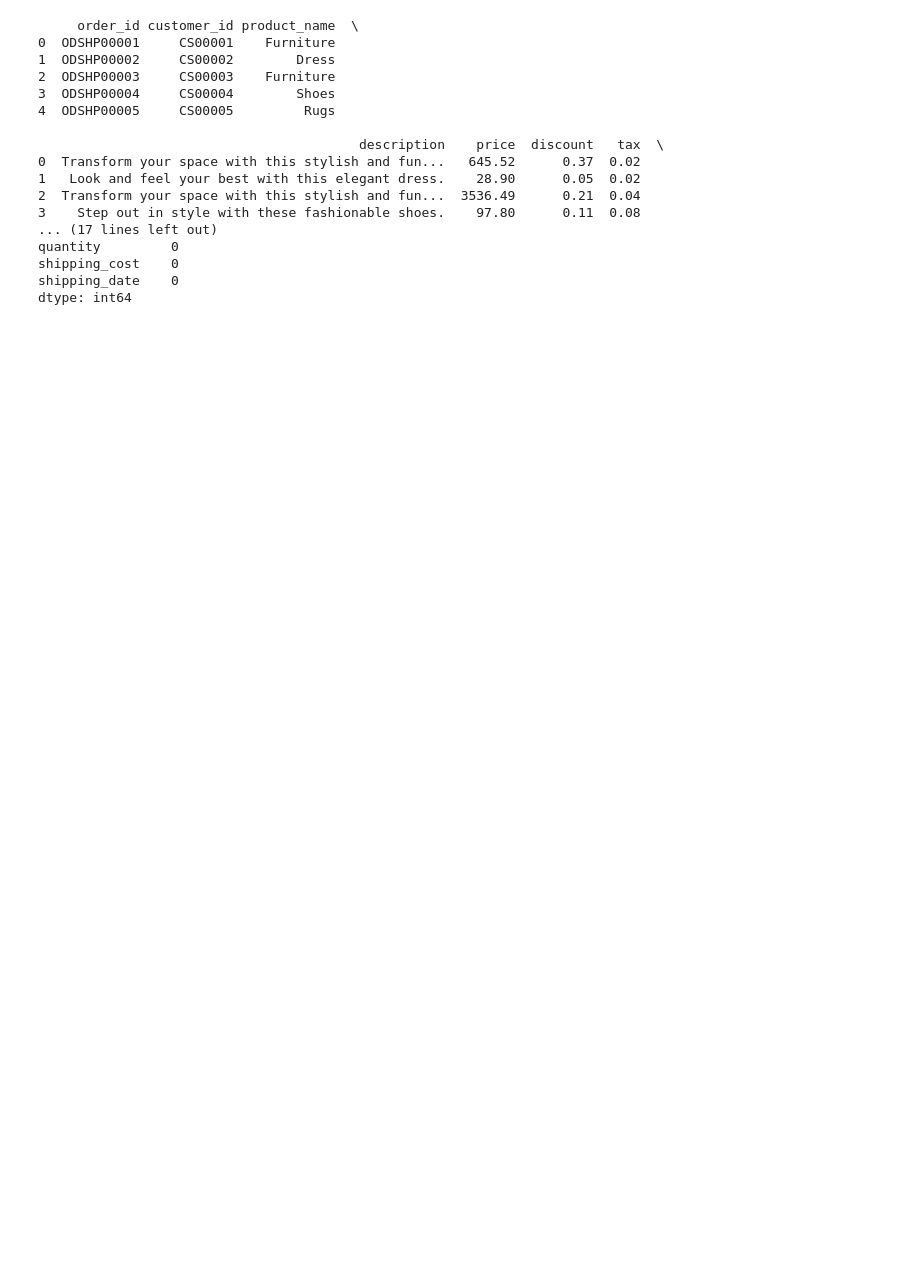
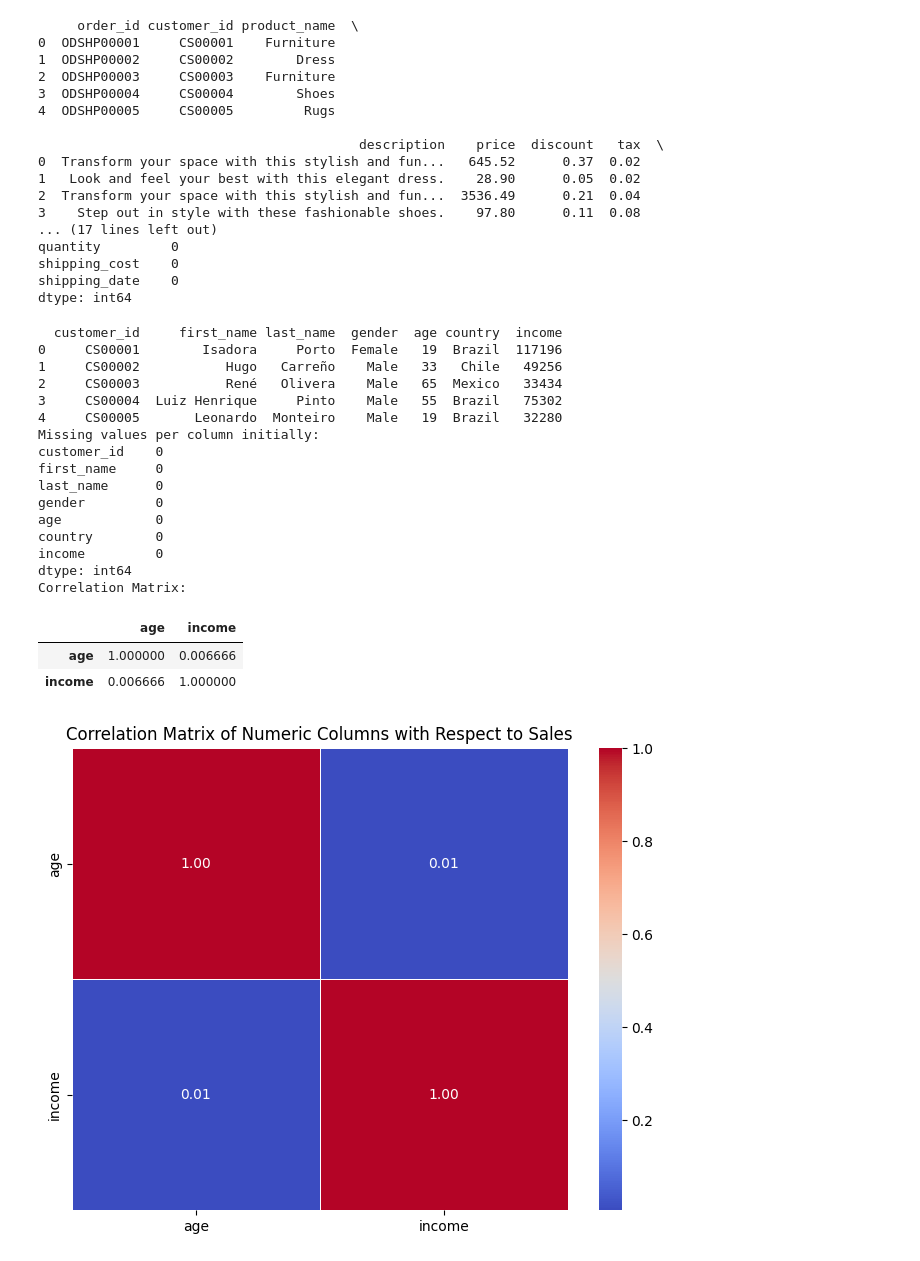
Before and after one commit to 4kahing-glitch/Lhub-Capstone-Project-Lai-Ka-Hing, a Jupyter notebook: Capstone_Purchase_Analysis.ipynb, the cells around one changed output. Saved outputs shown, nothing was run; the diff lists cells and outputs as text; code cells hidden in the pictures; blank space fills up the shorter version.

```diff
--- a/Capstone_Purchase_Analysis.ipynb
+++ b/Capstone_Purchase_Analysis.ipynb
@@ -59,3 +81,54 @@ quantity         0
 shipping_cost    0
 shipping_date    0
 dtype: int64
+# %%
+import pandas as pd
+
+url1 = 'https://raw.githubusercontent.com/4kahing-glitch/Lhub-Capstone-Project-Lai-Ka-Hing/refs/heads/main/customer.csv'
+url2 = 'https://raw.githubusercontent.com/4kahing-glitch/Lhub-Capstone-Project-Lai-Ka-Hing/refs/heads/main/purchase.csv'
+df = pd.read_csv(url1)
+print(df.head())
+
+import numpy as np
+
+# Check for missing values
+print("Missing values per column initially:")
+print(df.isnull().sum())
+
+
+import matplotlib.pyplot as plt
+import seaborn as sns
+
+# Select only numeric columns and calculate the correlation matrix
+numeric_cols = df.select_dtypes(include=[np.number]).columns
+corr_matrix = df[numeric_cols].corr()
+
+print("Correlation Matrix:")
+display(corr_matrix)
+
+# Plot correlation heatmap
+plt.figure(figsize=(8, 6))
+sns.heatmap(corr_matrix, annot=True, cmap='coolwarm', fmt='.2f', linewidths=0.5)
+plt.title('Correlation Matrix of Numeric Columns with Respect to Sales')
+plt.show()
+# %% [output]
+  customer_id     first_name last_name  gender  age country  income
+0     CS00001        Isadora     Porto  Female   19  Brazil  117196
+1     CS00002           Hugo   Carreño    Male   33   Chile   49256
+2     CS00003           René   Olivera    Male   65  Mexico   33434
+3     CS00004  Luiz Henrique     Pinto    Male   55  Brazil   75302
+4     CS00005       Leonardo  Monteiro    Male   19  Brazil   32280
+Missing values per column initially:
+customer_id    0
+first_name     0
+last_name      0
+gender         0
+age            0
+country        0
+income         0
+dtype: int64
+Correlation Matrix:
+|  | age | income |
+| age | 1.000000 | 0.006666 |
+| income | 0.006666 | 1.000000 |
+[figure, added]
```
Also changed, not shown: parts of 1 cell of this notebook.
